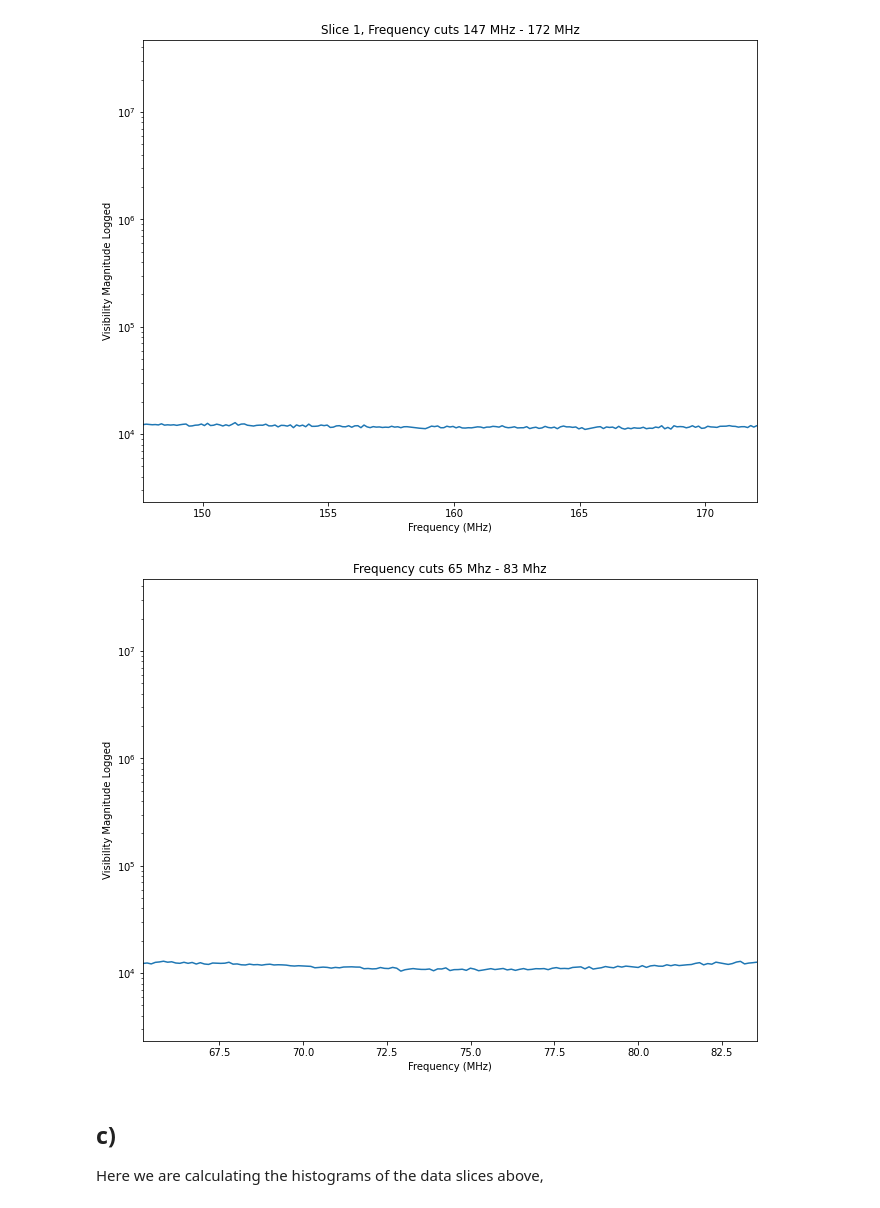
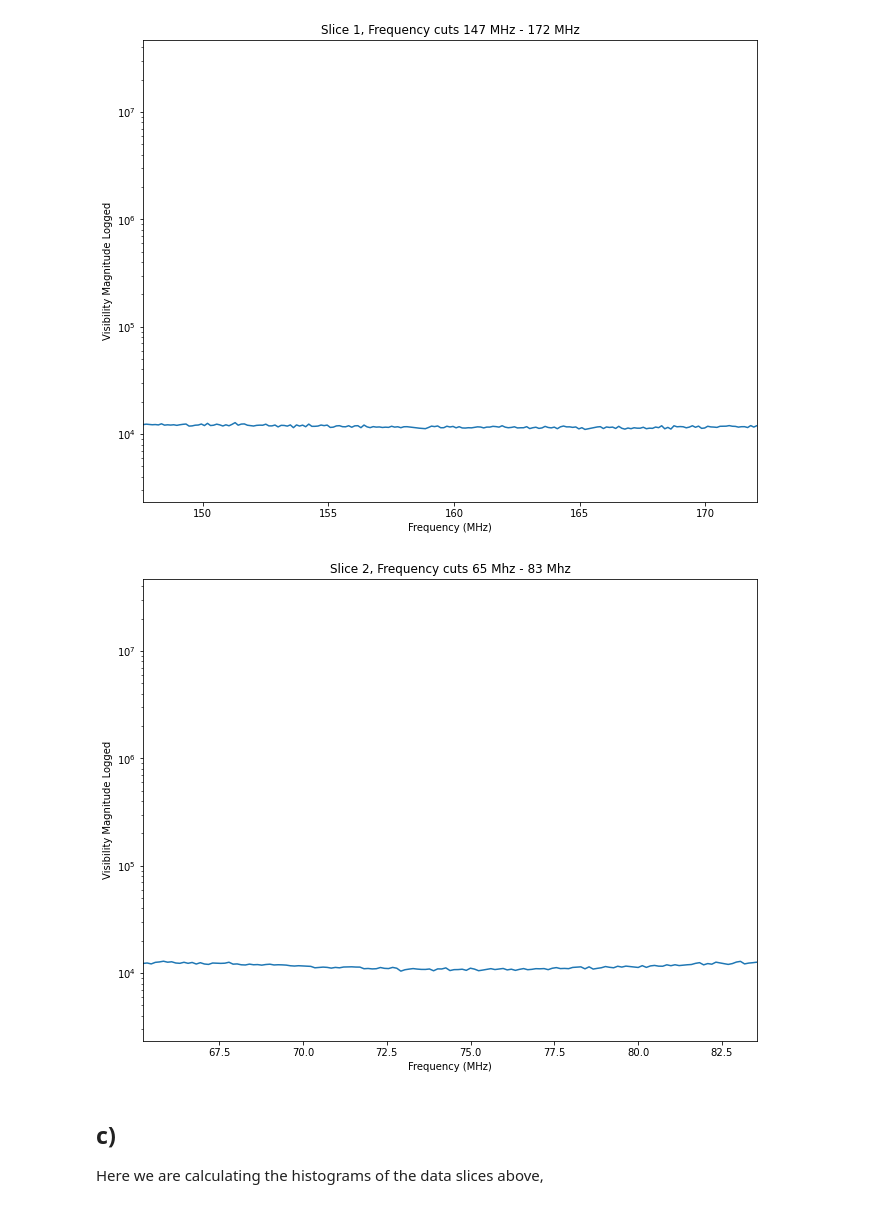
Before and after one commit to maria8ch/Phys434_BigData, a Jupyter notebook: lab78_Berres.ipynb, the cells around one changed output. Drawn from its saved outputs; the diff is of its cells as text; code cells hidden in the pictures.

```diff
--- a/lab78_Berres.ipynb
+++ b/lab78_Berres.ipynb
@@ -325,13 +325,13 @@ plt.title(f'Slice 1, Frequency cuts 147 MHz - 172 MHz');
 # %%
 plt.subplots(figsize=(11,8.5))
 plt.yscale('log')
 plt.plot(freqs,np.abs(np.mean(avg1sr,axis=0)));
 plt.xlim(freqs[150],freqs[300])
 plt.xlabel('Frequency (MHz)')
 plt.ylabel('Visibility Magnitude Logged');
-plt.title('SliceFrequency cuts 65 Mhz - 83 Mhz');
+plt.title('Slice 2, Frequency cuts 65 Mhz - 83 Mhz');
 # %% [output]
-[figure, old version]
+[figure, new version]
 # %% [markdown]
 ## c)
 Here we are calculating the histograms of the data slices above,
```
Also changed, not shown: parts of 11 cells of this notebook.
